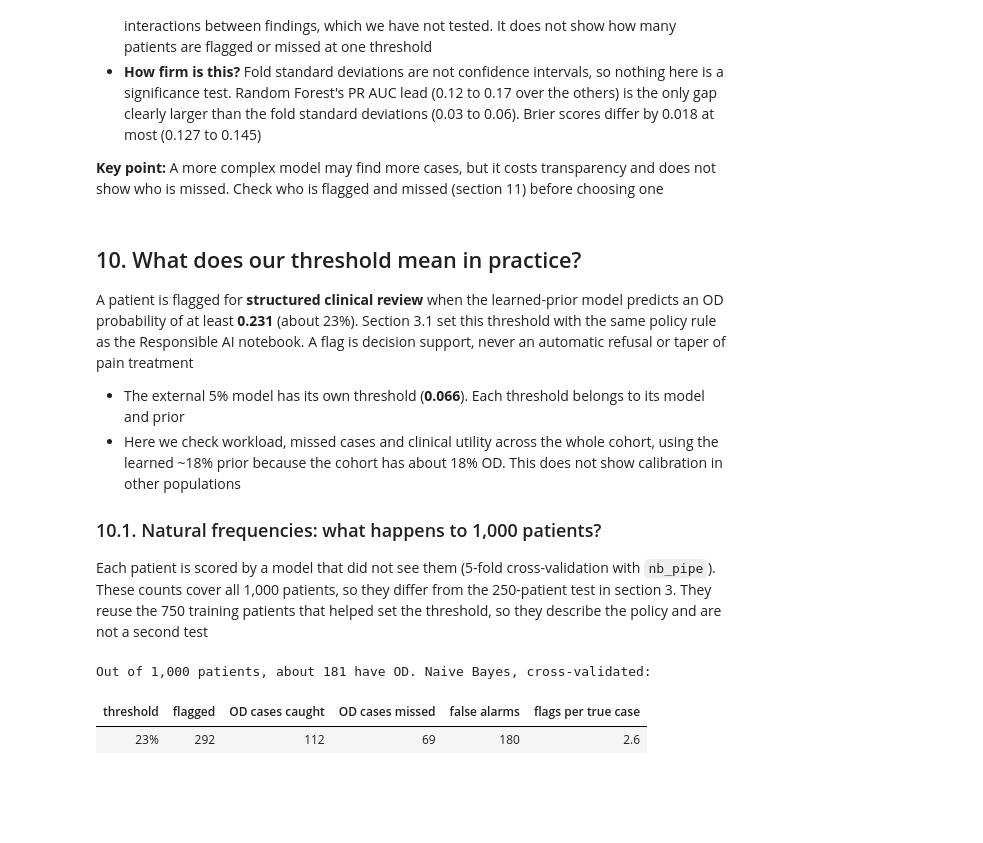
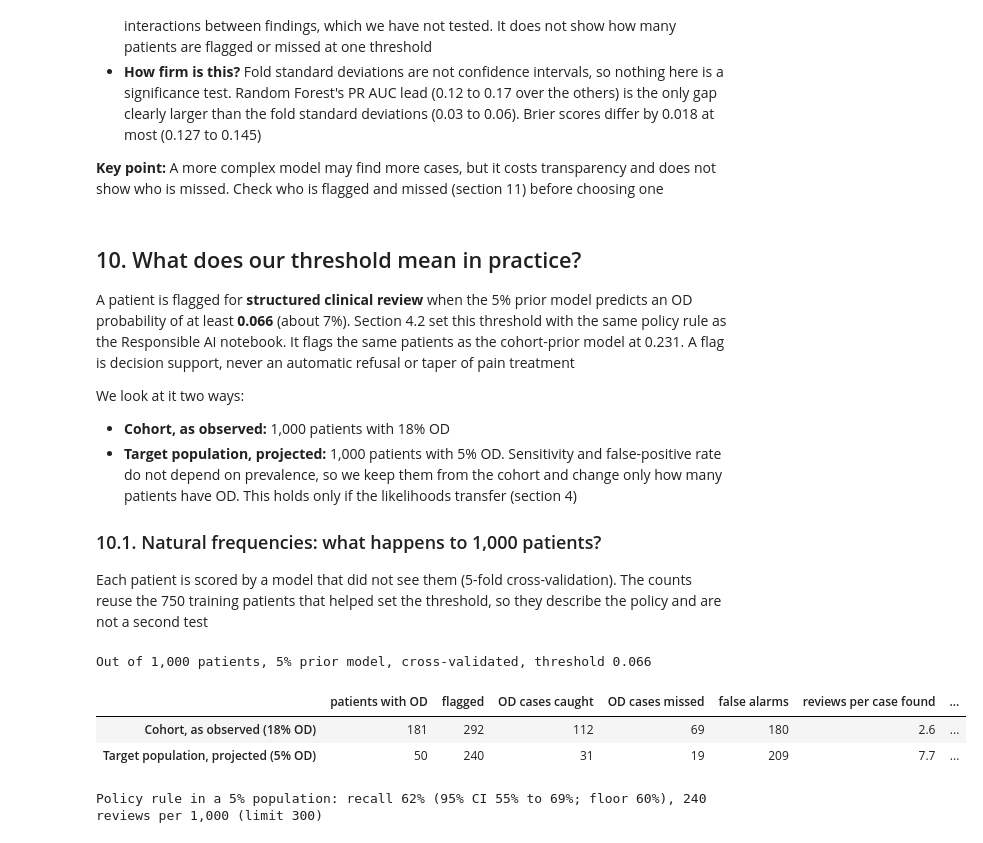
Before and after one commit to IE-ML-for-Healthcare/Bayesian-in-HC, a Jupyter notebook: 04_naive_bayes_opioid_demo_v2.ipynb, the cells around one changed output. Drawn from its saved outputs; the diff is of its cells as text; code cells hidden in the pictures; blank space fills up the shorter version.

```diff
--- a/04_naive_bayes_opioid_demo_v2.ipynb
+++ b/04_naive_bayes_opioid_demo_v2.ipynb
@@ -1217,32 +1229,51 @@ plt.tight_layout(); plt.show()
 # %% [markdown]
 ## 10. What does our threshold mean in practice?
 
-A patient is flagged for **structured clinical review** when the learned-prior model predicts an OD probability of at least **0.231** (about 23%). Section 3.1 set this threshold with the same policy rule as the Responsible AI notebook. A flag is decision support, never an automatic refusal or taper of pain treatment
+A patient is flagged for **structured clinical review** when the 5% prior model predicts an OD probability of at least **0.066** (about 7%). Section 4.2 set this threshold with the same policy rule as the Responsible AI notebook. It flags the same patients as the cohort-prior model at 0.231. A flag is decision support, never an automatic refusal or taper of pain treatment
 
-- The external 5% model has its own threshold (**0.066**). Each threshold belongs to its model and prior
-- Here we check workload, missed cases and clinical utility across the whole cohort, using the learned ~18% prior because the cohort has about 18% OD. This does not show calibration in other populations
+We look at it two ways:
+- **Cohort, as observed:** 1,000 patients with 18% OD
+- **Target population, projected:** 1,000 patients with 5% OD. Sensitivity and false-positive rate do not depend on prevalence, so we keep them from the cohort and change only how many patients have OD. This holds only if the likelihoods transfer (section 4)
 
 ### 10.1. Natural frequencies: what happens to 1,000 patients?
 
-Each patient is scored by a model that did not see them (5-fold cross-validation with `nb_pipe`). These counts cover all 1,000 patients, so they differ from the 250-patient test in section 3. They reuse the 750 training patients that helped set the threshold, so they describe the policy and are not a second test
+Each patient is scored by a model that did not see them (5-fold cross-validation). The counts reuse the 750 training patients that helped set the threshold, so they describe the policy and are not a second test
 # %%
-cv_nb = cross_val_predict(nb_pipe, X, y, cv=cv5, method="predict_proba")[:, 1]
+from scipy.special import expit, logit
+
+# Scores for all 1,000 patients, each from a model that did not see that patient
+cv_nb5 = cross_val_predict(nb_external_prior, X, y, cv=cv5, method="predict_proba")[:, 1]
 cv_lr = cross_val_predict(lr_pipe, X, y, cv=cv5, method="predict_proba")[:, 1]
+P_TARGET = 0.05    # external prior: OD prevalence in the target population
 
-def per_1000(y_true, score, t):
+def outcomes(y_true, score, t, prevalence=None):
+    # Sensitivity and false-positive rate come from the cohort; prevalence sets how many of 1,000 have OD
     y_true, flag = np.asarray(y_true), np.asarray(score) >= t
-    n = len(y_true); tp = (flag & (y_true == 1)).sum(); fp = (flag & (y_true == 0)).sum()
-    fn = ((~flag) & (y_true == 1)).sum()
-    return {"threshold": f"{t:.0%}", "flagged": 1000 * flag.sum() / n, "OD cases caught": 1000 * tp / n,
-            "OD cases missed": 1000 * fn / n, "false alarms": 1000 * fp / n,
-            "flags per true case": flag.sum() / tp if tp else np.nan}
+    sens = (flag & (y_true == 1)).sum() / (y_true == 1).sum()
+    fpr = (flag & (y_true == 0)).sum() / (y_true == 0).sum()
+    p = y_true.mean() if prevalence is None else prevalence
+    caught, missed, false_alarms = 1000 * p * sens, 1000 * p * (1 - sens), 1000 * (1 - p) * fpr
+    return {"patients with OD": 1000 * p, "flagged": caught + false_alarms, "OD cases caught": caught,
+            "OD cases missed": missed, "false alarms": false_alarms,
+            "reviews per case found": (caught + false_alarms) / caught,
+            "flags that are OD": caught / (caught + false_alarms)}
 
-nf = pd.DataFrame([per_1000(y, cv_nb, threshold)])
-print(f"Out of 1,000 patients, about {1000 * y.mean():.0f} have OD. Naive Bayes, cross-validated:")
-display(nf.style.hide(axis="index").format(precision=0, subset=["flagged", "OD cases caught", "OD cases missed", "false alarms"])
-        .format(precision=1, subset=["flags per true case"]))
+nf = pd.DataFrame({"Cohort, as observed (18% OD)": outcomes(y, cv_nb5, threshold_ext),
+                   "Target population, projected (5% OD)": outcomes(y, cv_nb5, threshold_ext, P_TARGET)}).T
+display(nf.style.format("{:.0f}", subset=["patients with OD", "flagged", "OD cases caught", "OD cases missed", "false alarms"])
+        .format("{:.1f}", subset=["reviews per case found"]).format("{:.0%}", subset=["flags that are OD"])
+        .set_caption(f"Out of 1,000 patients, 5% prior model, cross-validated, threshold {threshold_ext:.3f}"))
+
+# Does the projected workload meet the policy rule?
+tp_c, n_od = int(((cv_nb5 >= threshold_ext) & (y == 1)).sum()), int((y == 1).sum())
+lo, hi = wilson_interval(tp_c, n_od)
+proj = nf.iloc[1]
+print(f"Policy rule in a 5% population: recall {tp_c / n_od:.0%} (95% CI {lo:.0%} to {hi:.0%}; floor {MIN_RECALL:.0%}), "
+      f"{proj['flagged']:.0f} reviews per 1,000 (limit {MAX_ALERTS_PER_1000})")
 # %% [output]
-Out of 1,000 patients, about 181 have OD. Naive Bayes, cross-validated:
+Out of 1,000 patients, 5% prior model, cross-validated, threshold 0.066
-| threshold | flagged | OD cases caught | OD cases missed | false alarms | flags per true case |
-| 23% | 292 | 112 | 69 | 180 | 2.6 |
+|  | patients with OD | flagged | OD cases caught | OD cases missed | false alarms | reviews per case found | ... |
+| Cohort, as observed (18% OD) | 181 | 292 | 112 | 69 | 180 | 2.6 | ... |
+| Target population, projected (5% OD) | 50 | 240 | 31 | 19 | 209 | 7.7 | ... |
+Policy rule in a 5% population: recall 62% (95% CI 55% to 69%; floor 60%), 240 reviews per 1,000 (limit 300)
 # %% [markdown]
```
Also changed, not shown: parts of 27 cells of this notebook.
